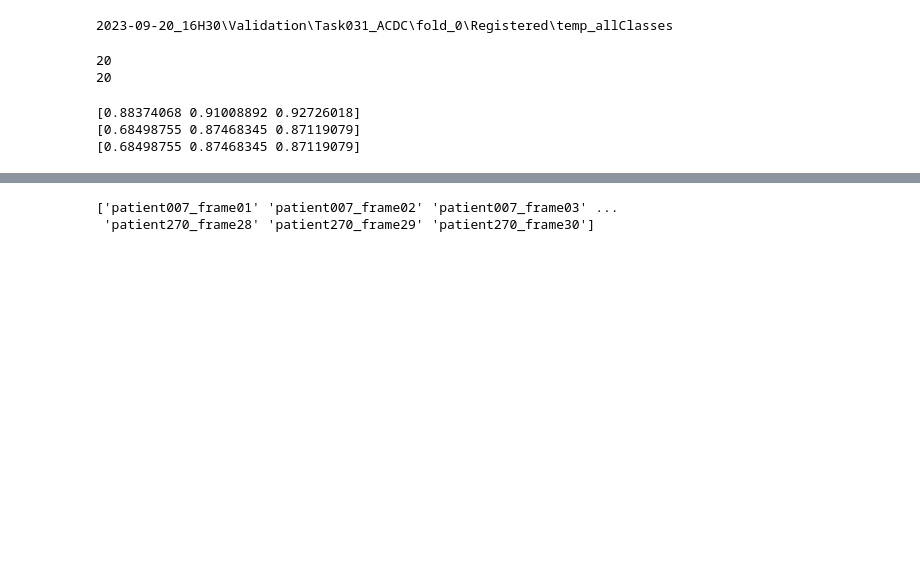
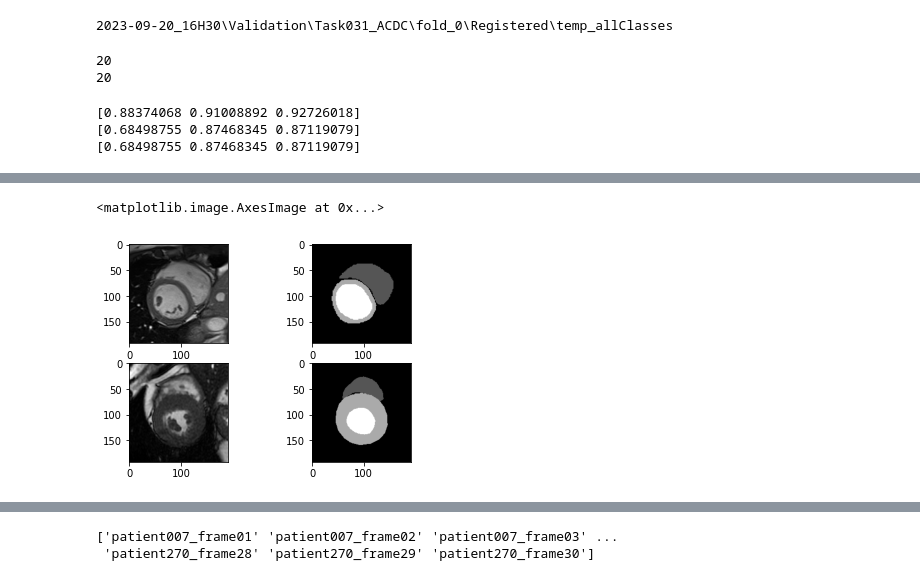
Before and after one commit to nicolas1805961/Cardiac-Segmentation-Optical-flow, a Jupyter notebook: nnunet/experiment.ipynb, the cells around one changed output, grey strips where cells are left out. Saved outputs shown, nothing was run; the diff lists cells and outputs as text; code cells hidden in the pictures; blank space fills up the shorter version.

```diff
--- a/nnunet/experiment.ipynb
+++ b/nnunet/experiment.ipynb
@@ -466,0 +1659,4 @@ torch.Size([1, 256, 1, 1])
+# %%
+with open(r"C:\Users\Portal\Documents\Isensee\nnUNet\nnunet\out\nnUNet_preprocessed\Task032_Lib\splits_final.pkl", 'rb') as f:
+    data = pickle.load(f)
+    print(data[0])
@@ -3311,0 +5048,14 @@ with open('list.txt', 'w') as f:
+# %%
+import pickle
+
+with open(r"C:\Users\Portal\Documents\Isensee\nnUNet\nnunet\out\nnUNet_preprocessed\Task032_Lib\splits_final.pkl", 'rb') as f:
+    data = pickle.load(f)[0]
+    name_list = list(set([x.split('_')[0] for x in data['train']]))
+
+type_list = []
+for name in name_list:
+    with open(os.path.join(r"C:\Users\Portal\Documents\Isensee\nnUNet\nnunet\custom_lib_t_4", name, "info_01.pkl"), 'rb') as f:
+        data = pickle.load(f)
+        mat_filename = data['FamilyName']
+        type_list.append(mat_filename.split('_')[0])
+print(type_list.count('CHOLCOEUR') / len(name_list))
@@ -3311,0 +5412,25 @@ with open('list.txt', 'w') as f:
+# %%
+import matplotlib.pyplot as plt
+import nibabel as nib
+
+fig, ax = plt.subplots(2, 2)
+data1 = nib.load(r'voxelmorph_Lib_2D\patient175_frame01.nii.gz')
+arr1 = data1.get_fdata()
+
+data2 = nib.load(r'voxelmorph_Lib_2D_gt\patient175_frame01.nii.gz')
+arr2 = data2.get_fdata()
+
+data3 = nib.load(r'voxelmorph_Lib_2D\patient020_frame01.nii.gz')
+arr3 = data3.get_fdata()
+
+data4 = nib.load(r'voxelmorph_Lib_2D_gt\patient020_frame01.nii.gz')
+arr4 = data4.get_fdata()
+
+
+ax[0, 0].imshow(arr1[:, :, 0], cmap='gray')
+ax[0, 1].imshow(arr2[:, :, 0], cmap='gray')
+ax[1, 0].imshow(arr3[:, :, 2], cmap='gray')
+ax[1, 1].imshow(arr4[:, :, 2], cmap='gray')
+# %% [output]
+<matplotlib.image.AxesImage at 0x...>
+[figure, added]
```
Also changed, not shown: parts of 104 cells of this notebook, 59 other files.
